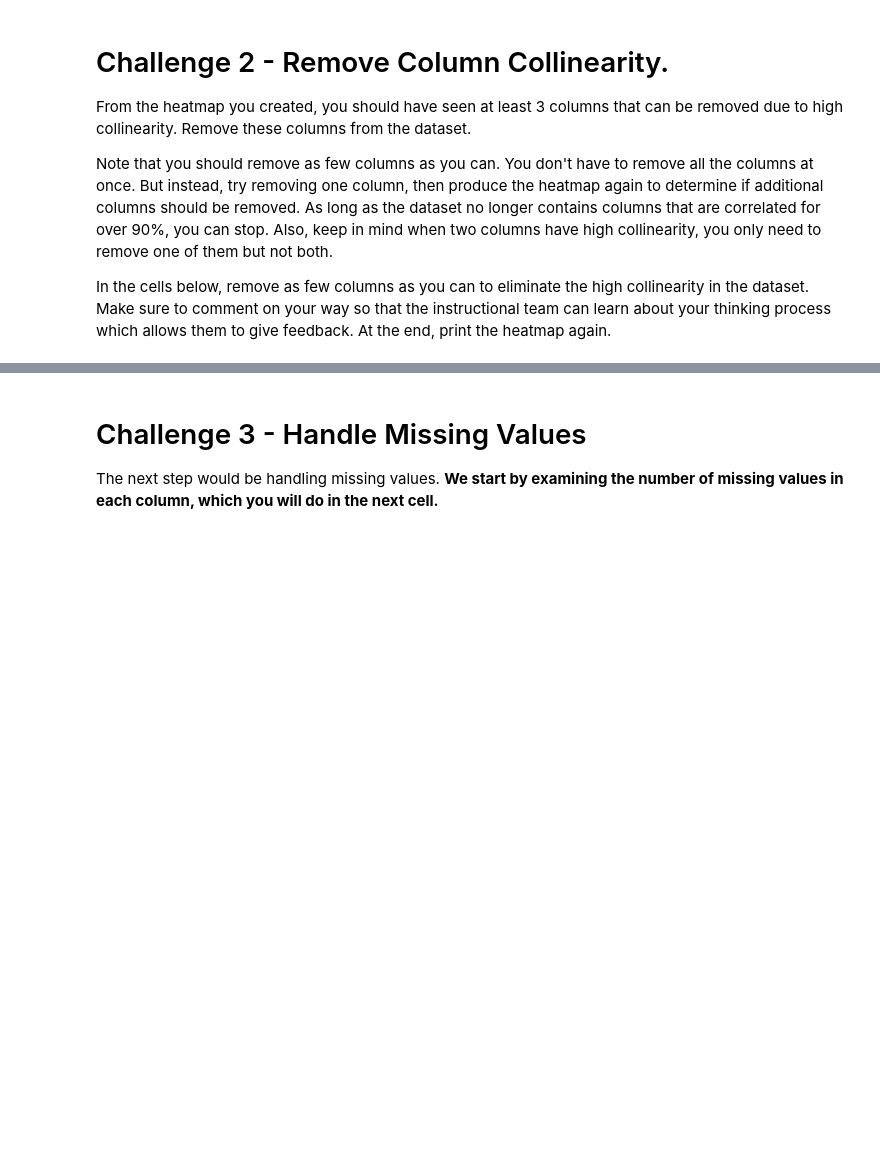
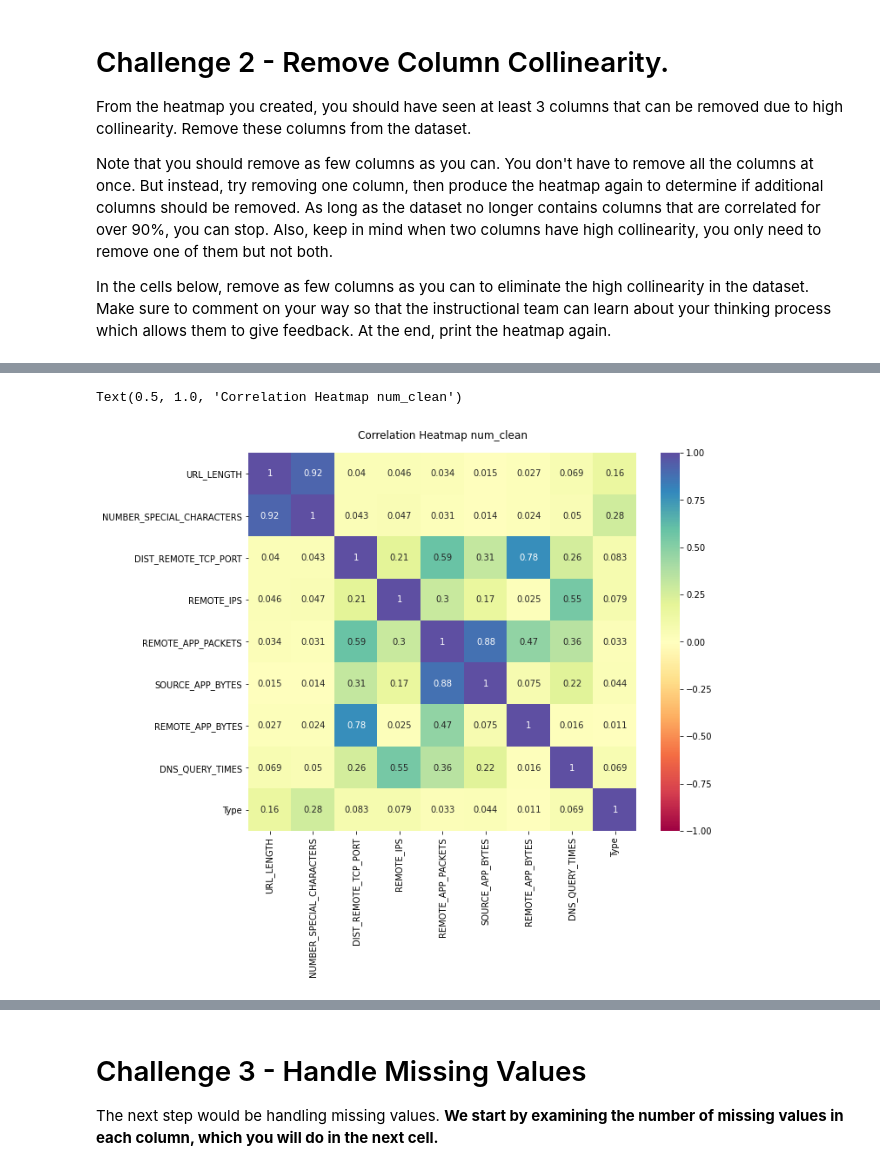
Before and after one commit to Ironhack-Data-Madrid-Marzo-2021/lab-supervised-learning, a Jupyter notebook: your-code/main.ipynb, the cells around one changed output, grey strips where cells are left out. Drawn from its saved outputs; the diff is of its cells as text; code cells hidden in the pictures; blank space fills up the shorter version.

```diff
--- a/your-code/main.ipynb
+++ b/your-code/main.ipynb
@@ -110,3 +197,4 @@ Note that you should remove as few columns as you can. You don't have to remove
 In the cells below, remove as few columns as you can to eliminate the high collinearity in the dataset. Make sure to comment on your way so that the instructional team can learn about your thinking process which allows them to give feedback. At the end, print the heatmap again.
 # %%
 # Your code here
+num_clean = num.drop(columns=['TCP_CONVERSATION_EXCHANGE', 'CONTENT_LENGTH','SOURCE_APP_PACKETS', 'APP_BYTES', 'APP_PACKETS'])
@@ -116,0 +214,8 @@ In the cells below, remove as few columns as you can to eliminate the high colli
+# %%
+%matplotlib inline
+plt.figure(figsize=(10,8))
+heat = sns.heatmap(num_clean.corr().abs(), vmin = -1, vmax=1, annot=True,cmap='Spectral')
+heat.set_title('Correlation Heatmap num_clean', fontdict={'fontsize':12},pad=16)
+# %% [output]
+Text(0.5, 1.0, 'Correlation Heatmap num_clean')
+[figure, added]
```
Also changed, not shown: parts of 63 cells of this notebook.
